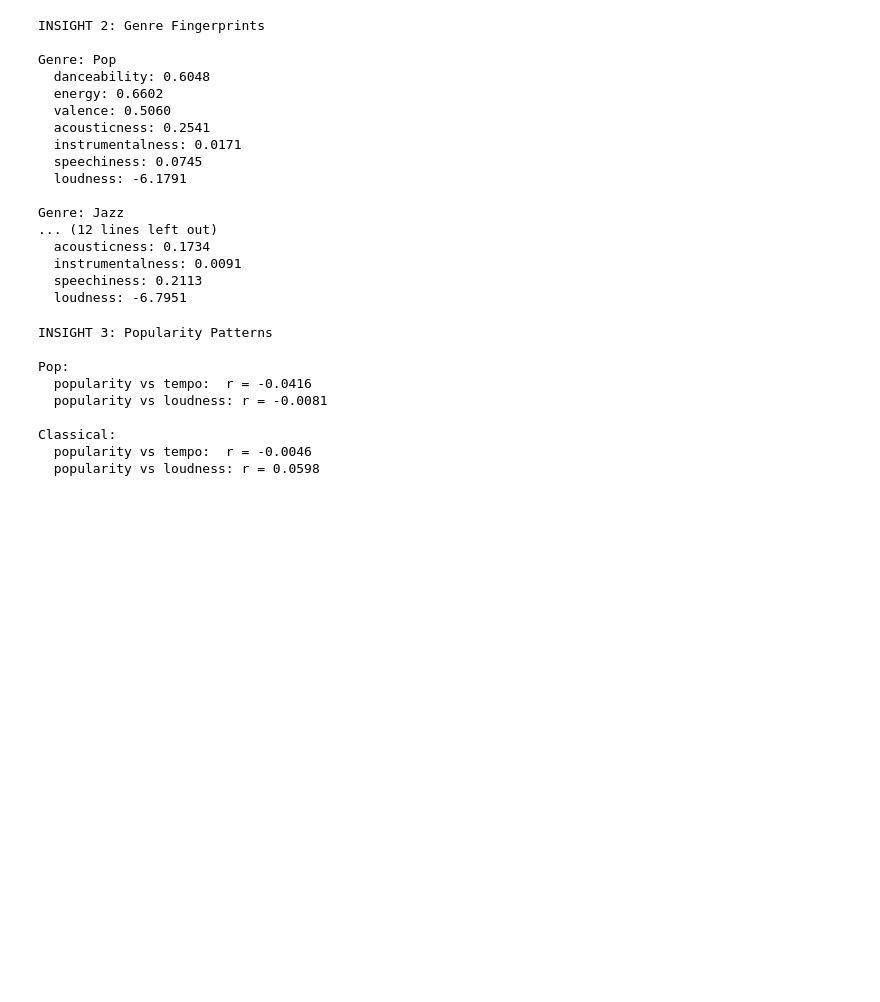
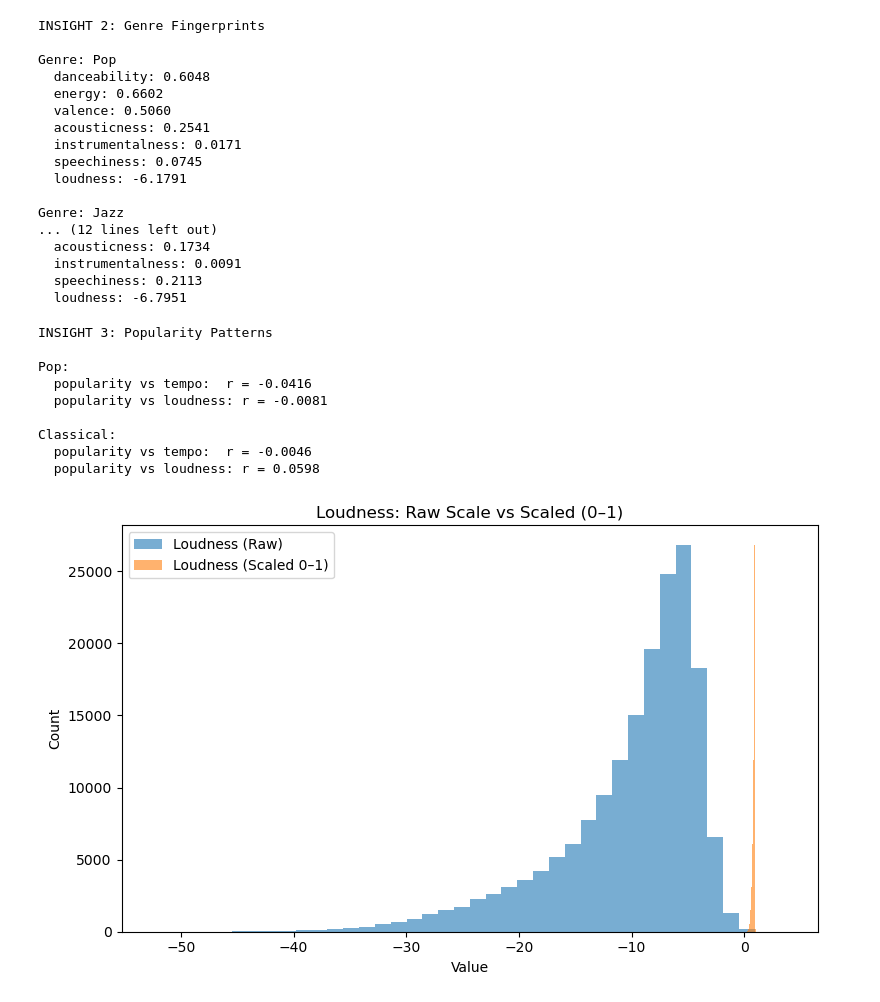
Before and after one commit to saanavig/Spotify-Visualization, a Jupyter notebook: notebooks/cleanDataEDA.ipynb, the cells around one changed output. Drawn from its saved outputs; the diff is of its cells as text; code cells hidden in the pictures; blank space fills up the shorter version.

Commit message:
final graphs for reports

```diff
--- a/notebooks/cleanDataEDA.ipynb
+++ b/notebooks/cleanDataEDA.ipynb
@@ -479,19 +479,19 @@ import plotly.express as px
 # %%
 # loudness before and after cleaning
 
 df["loudness_scaled"] = (df["loudness"] + 60) / 60
 
-fig = px.histogram(
-    df,
-    x=["loudness", "loudness_scaled"],
-    nbins=40,
-    barmode="overlay",
-    opacity=0.6,
-    title="Loudness: Raw Scale vs Scaled (0–1)"
-)
+plt.figure(figsize=(8, 5))
 
-fig.update_layout(
-    legend_title="Version",
-    height=450
-)
-fig.show()
+plt.hist(df["loudness"], bins=40, alpha=0.6, label="Loudness (Raw)")
+plt.hist(df["loudness_scaled"], bins=40, alpha=0.6, label="Loudness (Scaled 0–1)")
+
+plt.title("Loudness: Raw Scale vs Scaled (0–1)")
+plt.xlabel("Value")
+plt.ylabel("Count")
+plt.legend()
+plt.tight_layout()
+
+plt.show()
+# %% [output]
+[figure, added]
```
Also changed, not shown: parts of 3 cells of this notebook, 1 other file.
